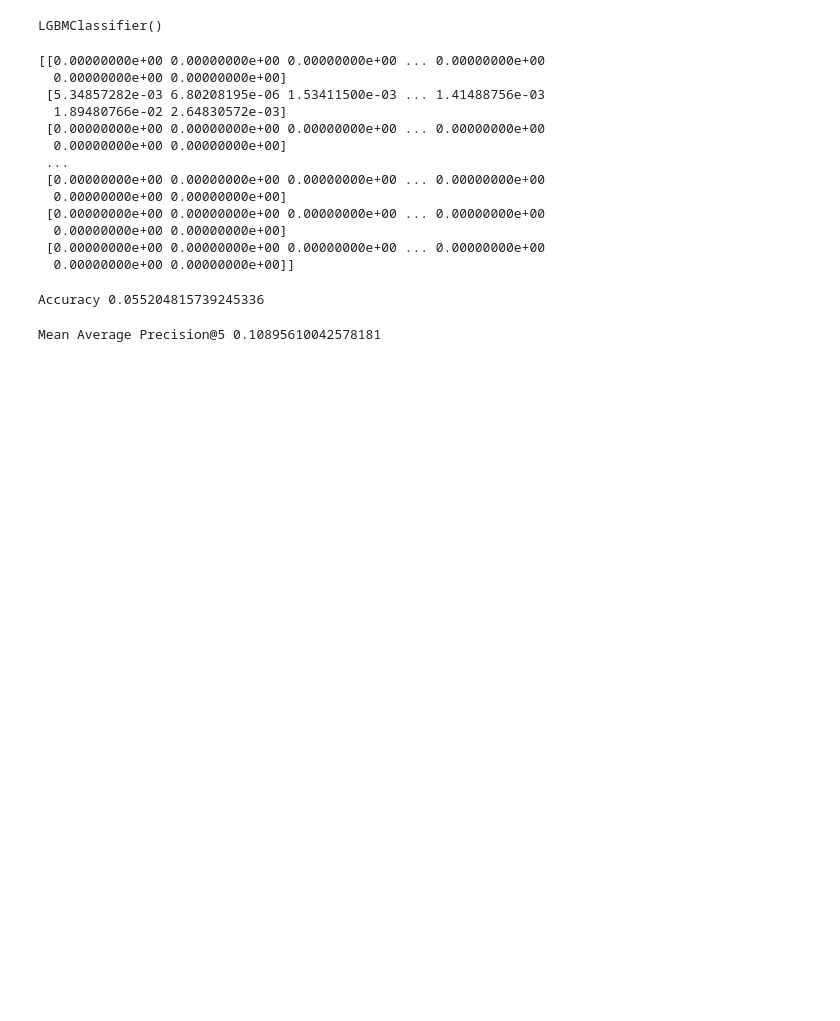
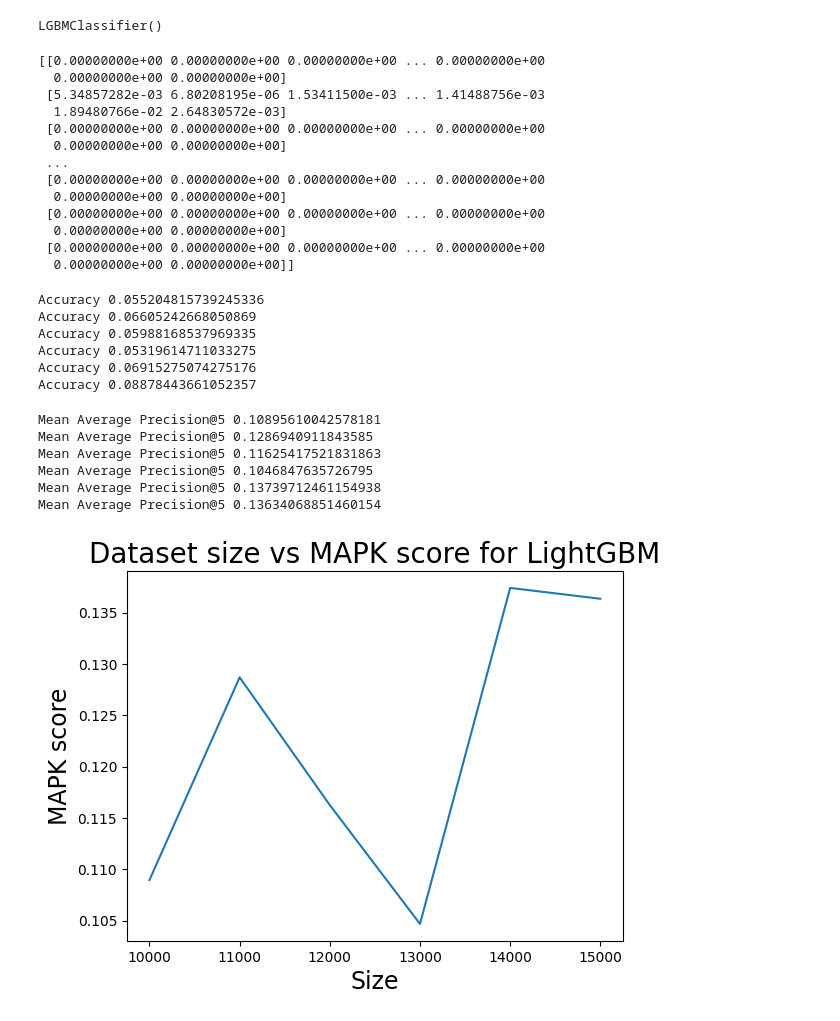
Before and after one commit to KellyC-05/Hotel_recommendation, a Jupyter notebook: LightGBM.ipynb, the cells around one changed output. Saved outputs shown, nothing was run; the diff lists cells and outputs as text; code cells hidden in the pictures; blank space fills up the shorter version.

```diff
--- a/LightGBM.ipynb
+++ b/LightGBM.ipynb
@@ -90,9 +100,29 @@ LGBMClassifier()
 # %%
 X_test_new_10k = test_new_10k.drop(['hotel_cluster'], axis=1)
 Y_test_new_10k = test_new_10k['hotel_cluster']
+X_test_new_11k = test_new_11k.drop(['hotel_cluster'], axis=1)
+Y_test_new_11k = test_new_11k['hotel_cluster']
+X_test_new_12k = test_new_12k.drop(['hotel_cluster'], axis=1)
+Y_test_new_12k = test_new_12k['hotel_cluster']
+X_test_new_13k = test_new_13k.drop(['hotel_cluster'], axis=1)
+Y_test_new_13k = test_new_13k['hotel_cluster']
+X_test_new_14k = test_new_14k.drop(['hotel_cluster'], axis=1)
+Y_test_new_14k = test_new_14k['hotel_cluster']
+X_test_new_15k = test_new_15k.drop(['hotel_cluster'], axis=1)
+Y_test_new_15k = test_new_15k['hotel_cluster']
 # %%
-Y_test_pred_10k = lgb.predict(X_test_new_10k)
-Y_test_pred_proba_10k = lgb.predict_proba(X_test_new_10k)
+Y_test_pred_10k = lgb_10k.predict(X_test_new_10k)
+Y_test_pred_proba_10k = lgb_10k.predict_proba(X_test_new_10k)
+Y_test_pred_11k = lgb_11k.predict(X_test_new_11k)
+Y_test_pred_proba_11k = lgb_11k.predict_proba(X_test_new_11k)
+Y_test_pred_12k = lgb_12k.predict(X_test_new_12k)
+Y_test_pred_proba_12k = lgb_12k.predict_proba(X_test_new_12k)
+Y_test_pred_13k = lgb_13k.predict(X_test_new_13k)
+Y_test_pred_proba_13k = lgb_13k.predict_proba(X_test_new_13k)
+Y_test_pred_14k = lgb_14k.predict(X_test_new_14k)
+Y_test_pred_proba_14k = lgb_14k.predict_proba(X_test_new_14k)
+Y_test_pred_15k = lgb_15k.predict(X_test_new_15k)
+Y_test_pred_proba_15k = lgb_15k.predict_proba(X_test_new_15k)
 # %%
 print(Y_test_pred_proba_10k)
 # %% [output]
@@ -112,10 +142,52 @@ print(Y_test_pred_proba_10k)
 # %%
 accuracy_10k = accuracy_score(Y_test_new_10k, Y_test_pred_10k)
 print('Accuracy', accuracy_10k)
+accuracy_11k = accuracy_score(Y_test_new_11k, Y_test_pred_11k)
+print('Accuracy', accuracy_11k)
+accuracy_12k = accuracy_score(Y_test_new_12k, Y_test_pred_12k)
+print('Accuracy', accuracy_12k)
+accuracy_13k = accuracy_score(Y_test_new_13k, Y_test_pred_13k)
+print('Accuracy', accuracy_13k)
+accuracy_14k = accuracy_score(Y_test_new_14k, Y_test_pred_14k)
+print('Accuracy', accuracy_14k)
+accuracy_15k = accuracy_score(Y_test_new_15k, Y_test_pred_15k)
+print('Accuracy', accuracy_15k)
 # %% [output]
 Accuracy 0.055204815739245336
+Accuracy 0.06605242668050869
+Accuracy 0.05988168537969335
+Accuracy 0.05319614711033275
+Accuracy 0.06915275074275176
+Accuracy 0.08878443661052357
 # %%
 map_10k = mean_average_precision(Y_test_new_10k, Y_test_pred_proba_10k)
 print("Mean Average Precision@5", map_10k)
+map_11k = mean_average_precision(Y_test_new_11k, Y_test_pred_proba_11k)
+print("Mean Average Precision@5", map_11k)
+map_12k = mean_average_precision(Y_test_new_12k, Y_test_pred_proba_12k)
+print("Mean Average Precision@5", map_12k)
+map_13k = mean_average_precision(Y_test_new_13k, Y_test_pred_proba_13k)
+print("Mean Average Precision@5", map_13k)
+map_14k = mean_average_precision(Y_test_new_14k, Y_test_pred_proba_14k)
+print("Mean Average Precision@5", map_14k)
+map_15k = mean_average_precision(Y_test_new_15k, Y_test_pred_proba_15k)
+print("Mean Average Precision@5", map_15k)
 # %% [output]
 Mean Average Precision@5 0.10895610042578181
+Mean Average Precision@5 0.1286940911843585
+Mean Average Precision@5 0.11625417521831863
+Mean Average Precision@5 0.1046847635726795
+Mean Average Precision@5 0.13739712461154938
+Mean Average Precision@5 0.13634068851460154
+# %%
+mapk_scores = [map_10k, map_11k, map_12k, map_13k, map_14k, map_15k]
+# %%
+dataset_size = [10000, 11000, 12000, 13000, 14000, 15000]
+
+plt.plot(dataset_size,mapk_scores)
+plt.title("Dataset size vs MAPK score for LightGBM",fontsize=20)
+plt.xlabel("Size",fontsize=17)
+plt.ylabel("MAPK score",fontsize=17)
+plt.show()
+# %% [output]
+[figure, added]
```
Also changed, not shown: parts of 2 cells of this notebook, 2 other files.
